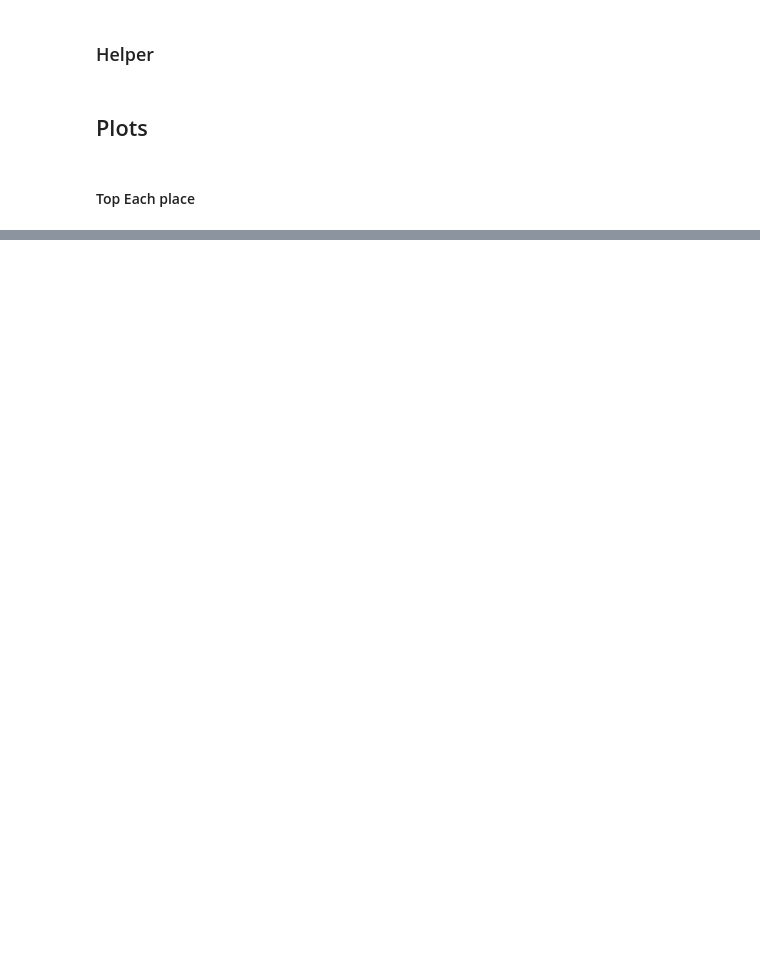
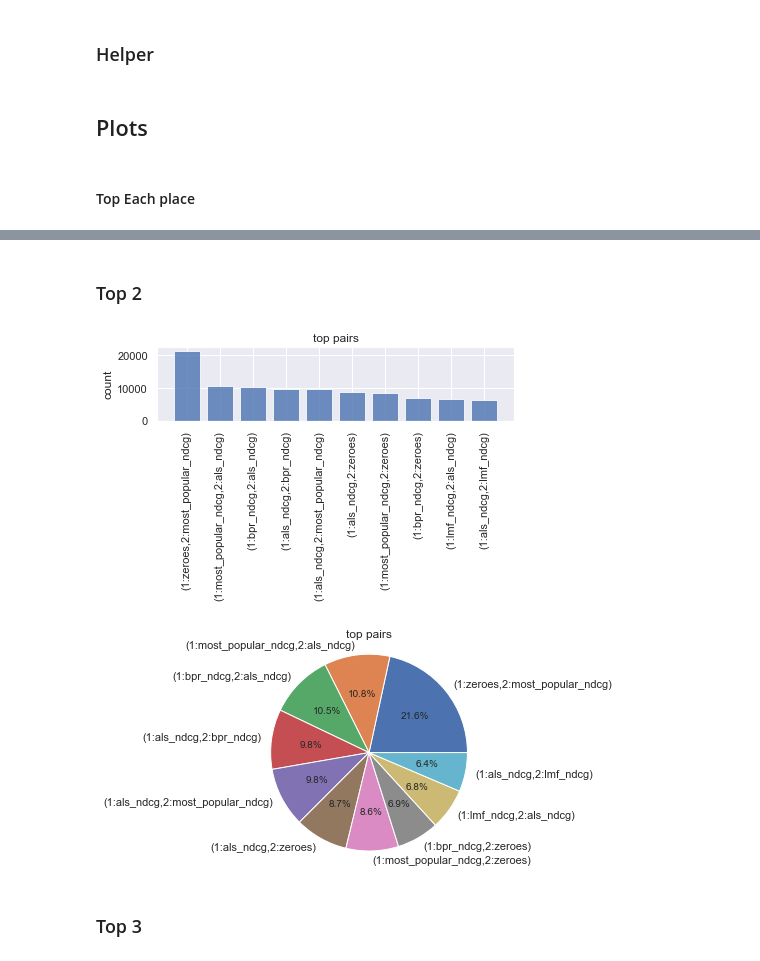
Before and after one commit to pssamot/mu-cf2vec, a Jupyter notebook: code/analyze.ipynb, the cells around one changed output, grey strips where cells are left out. Cells and saved outputs as stored; diff of their text form; code cells hidden in the pictures; blank space fills up the shorter version.

```diff
--- a/code/analyze.ipynb
+++ b/code/analyze.ipynb
@@ -159,0 +138,13 @@ to
+# %% [markdown]
+### Top 2
+# %%
+duplas = pre_meta_data.groupby(["first_place", "second_place"]).size().sort_values(ascending=False).reset_index(name='count').head(10)
+# %%
+duplas_dict = dict( ("(1:" + duplas.loc[i, "first_place"] + ",2:" + duplas.loc[i,"second_place"] + ")", duplas.loc[i, "count"]) for i in range(len(duplas)))
+# %%
+plot_stats(duplas_dict.keys(), duplas_dict.values(), "top pairs")
+# %% [output]
+[figure, added]
+[figure, added]
+# %% [markdown]
+### Top 3
```
Also changed, not shown: parts of 10 cells of this notebook, 32 other files.
